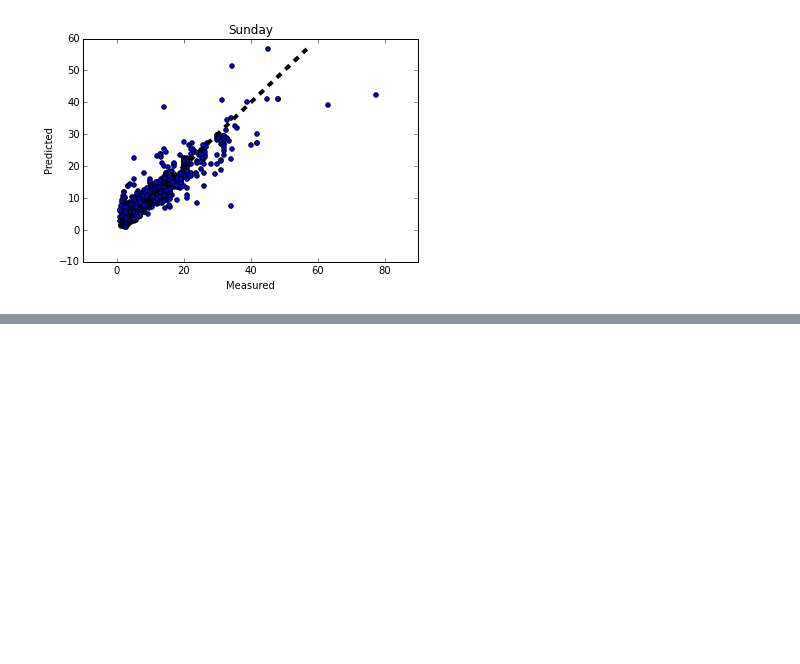
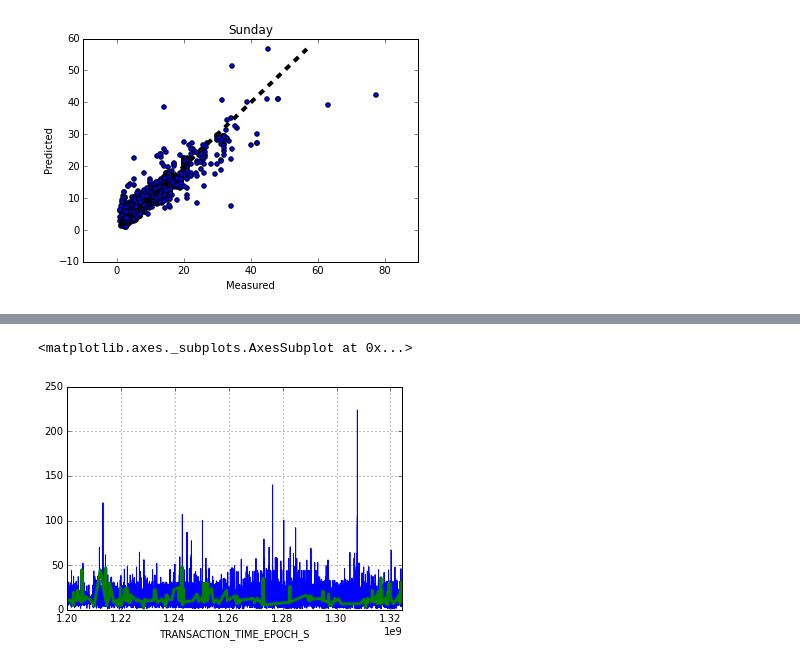
Before and after one commit to conwaywong/dse220_final, a Jupyter notebook: Final_MAS_DSE220_AJJCK_WORKING_ON_STACKING.ipynb, the cells around one changed output, grey strips where cells are left out. Drawn from its saved outputs; the diff is of its cells as text; code cells hidden in the pictures; blank space fills up the shorter version.

```diff
--- a/Final_MAS_DSE220_AJJCK_WORKING_ON_STACKING.ipynb
+++ b/Final_MAS_DSE220_AJJCK_WORKING_ON_STACKING.ipynb
@@ -1032,3 +1032,18 @@ r2 score = 0.826629234223
 [figure]
 [figure]
 [figure]
+# %%
+# Consider Deep Promotion Periods
+m_masks= []
+
+# no promotion
+m_masks.append((master_merged_df['PR'] == 0))
+m_masks.append((master_merged_df['Field_sourceCol_F_value_NONE'] == 1))
+m_masks.append((master_merged_df['Field_sourceCol_D_value_0'] == 1))
+
+a_df= master_merged_df.copy()
+for mask in m_masks:
+    a_df= a_df[mask]
+
+no_promotions_df= a_df
+no_promotions_df.groupby('DAYOFWEEK').size()
@@ -1034,0 +1060,13 @@ r2 score = 0.826629234223
+# %%
+a_df= master_merged_df.copy()
+for mask in m_masks:
+    a_df= a_df[~mask]
+
+m_masks2= []
+m_masks2.append((master_merged_df['Field_sourceCol_F_value_UNKNOWN'] == 0))
+
+for mask in m_masks2:
+    a_df= a_df[mask]
+
+promotions_df= a_df
+promotions_df.groupby('DAYOFWEEK').size()
@@ -1034,0 +1163,16 @@ r2 score = 0.826629234223
+# %%
+test_nopromotion_df= no_promotions_df[['TRANSACTION_TIME_EPOCH_S', 'DOLLARS']]
+a= test_nopromotion_df.groupby("TRANSACTION_TIME_EPOCH_S").sum()
+a.reset_index(level=0, inplace=True)
+a_mask= (a['TRANSACTION_TIME_EPOCH_S'] >= 1199975760) & ((a['TRANSACTION_TIME_EPOCH_S'] <= 1324130520))
+a= a[a_mask]
+
+test_promotion_df= promotions_df[['TRANSACTION_TIME_EPOCH_S', 'DOLLARS']]
+b= test_promotion_df.groupby("TRANSACTION_TIME_EPOCH_S").sum()
+b.reset_index(level=0, inplace=True)
+
+a.plot(x='TRANSACTION_TIME_EPOCH_S', y='DOLLARS', c='b', linewidth=1)
+b.plot(x='TRANSACTION_TIME_EPOCH_S', y='DOLLARS', c='g', linewidth=3)
+# %% [output]
+<matplotlib.axes._subplots.AxesSubplot at 0x...>
+[figure, added]
```
Also changed, not shown: parts of 7 cells of this notebook.
